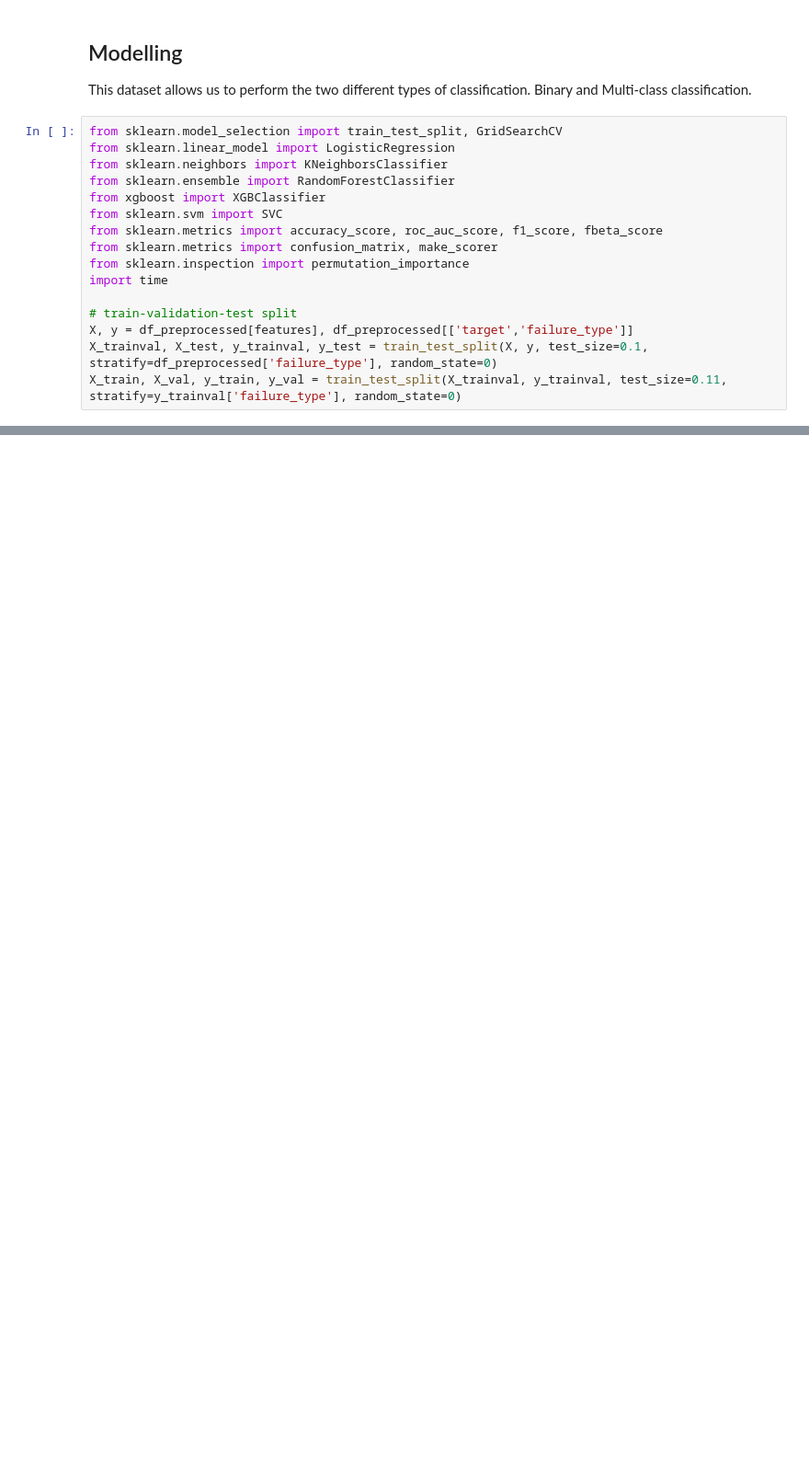
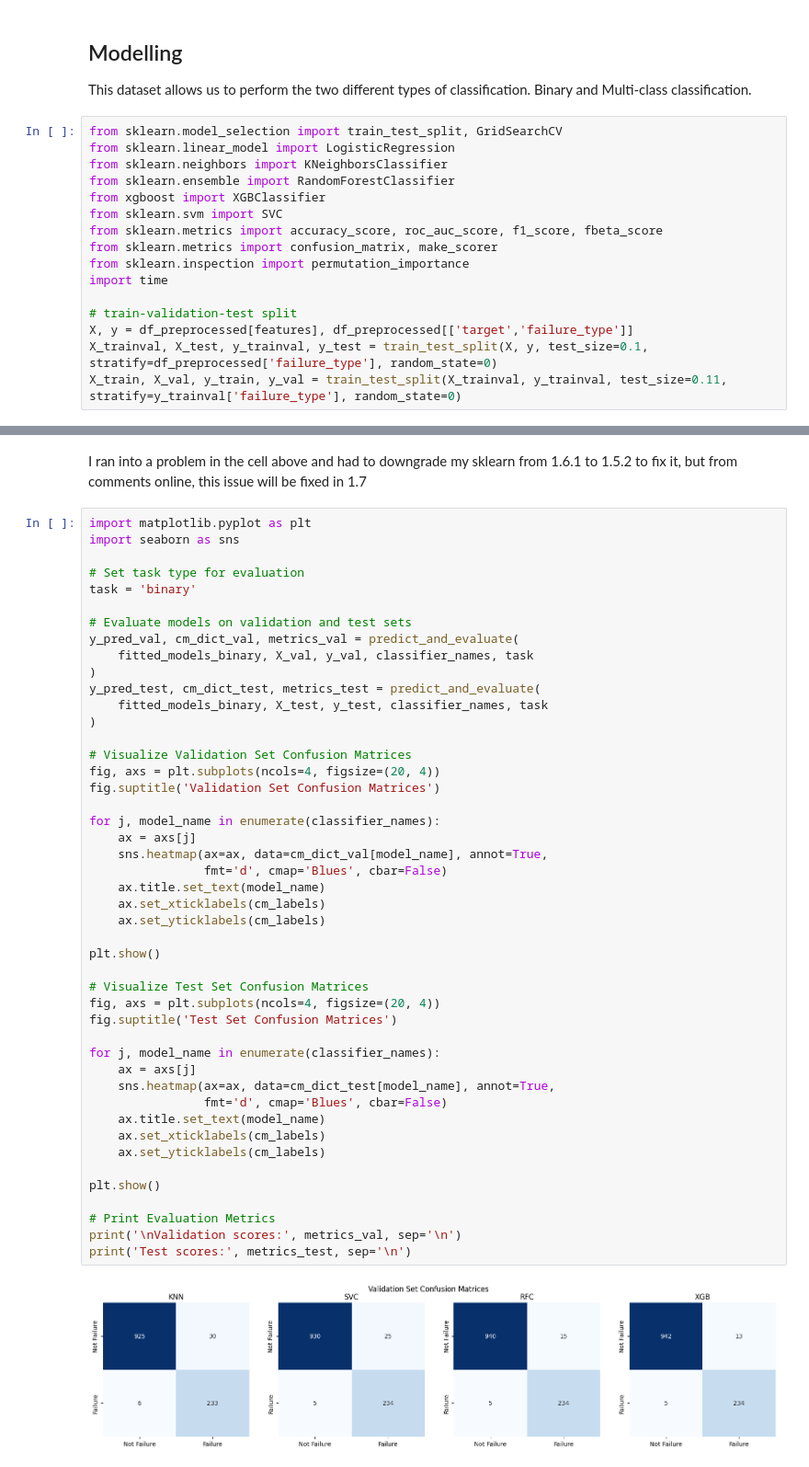
Before and after one commit to iyissa/ml-portfolio, a Jupyter notebook: notebooks/machine_predict.ipynb, the cells around one changed output, grey strips where cells are left out. Shown at 92% size. Saved outputs shown, nothing was run; the diff lists cells and outputs as text; blank space fills up the shorter version.

```diff
--- a/notebooks/machine_predict.ipynb
+++ b/notebooks/machine_predict.ipynb
@@ -334,0 +807,50 @@ import xgboost
+# %% [markdown]
+I ran into a problem in the cell above and had to downgrade my sklearn from 1.6.1 to 1.5.2 to fix it, but from comments online, this issue will be fixed in 1.7
+# %%
+import matplotlib.pyplot as plt
+import seaborn as sns
+
+# Set task type for evaluation
+task = 'binary'
+
+# Evaluate models on validation and test sets
+y_pred_val, cm_dict_val, metrics_val = predict_and_evaluate(
+    fitted_models_binary, X_val, y_val, classifier_names, task
+)
+y_pred_test, cm_dict_test, metrics_test = predict_and_evaluate(
+    fitted_models_binary, X_test, y_test, classifier_names, task
+)
+
+# Visualize Validation Set Confusion Matrices
+fig, axs = plt.subplots(ncols=4, figsize=(20, 4))
+fig.suptitle('Validation Set Confusion Matrices')
+
+for j, model_name in enumerate(classifier_names):
+    ax = axs[j]
+    sns.heatmap(ax=ax, data=cm_dict_val[model_name], annot=True,
+                fmt='d', cmap='Blues', cbar=False)
+    ax.title.set_text(model_name)
+    ax.set_xticklabels(cm_labels)
+    ax.set_yticklabels(cm_labels)
+
+plt.show()
+
+# Visualize Test Set Confusion Matrices
+fig, axs = plt.subplots(ncols=4, figsize=(20, 4))
+fig.suptitle('Test Set Confusion Matrices')
+
+for j, model_name in enumerate(classifier_names):
+    ax = axs[j]
+    sns.heatmap(ax=ax, data=cm_dict_test[model_name], annot=True,
+                fmt='d', cmap='Blues', cbar=False)
+    ax.title.set_text(model_name)
+    ax.set_xticklabels(cm_labels)
+    ax.set_yticklabels(cm_labels)
+
+plt.show()
+
+# Print Evaluation Metrics
+print('\nValidation scores:', metrics_val, sep='\n')
+print('Test scores:', metrics_test, sep='\n')
+# %% [output]
+[figure, added]
```
Also changed, not shown: parts of 38 cells of this notebook, 2 other files.
